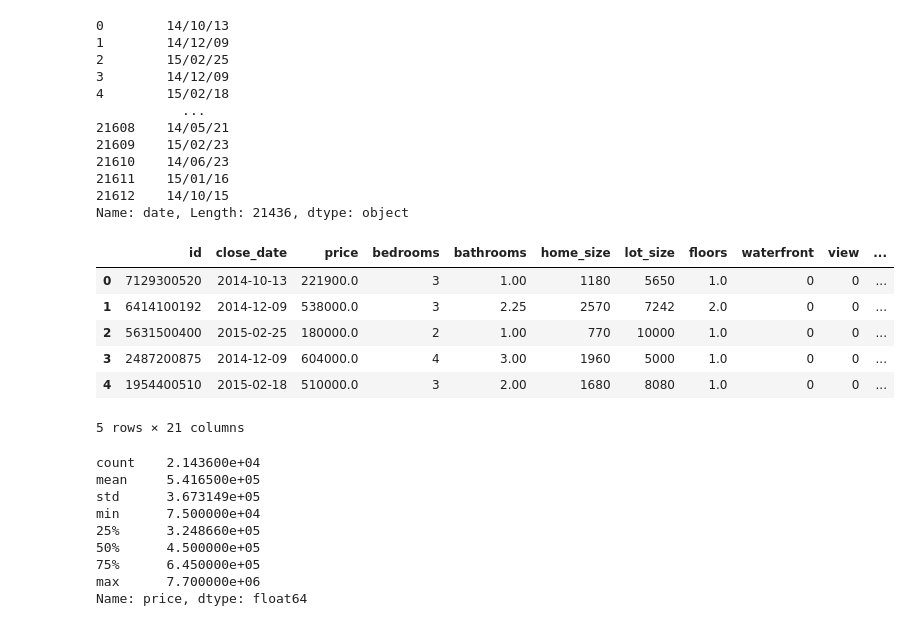
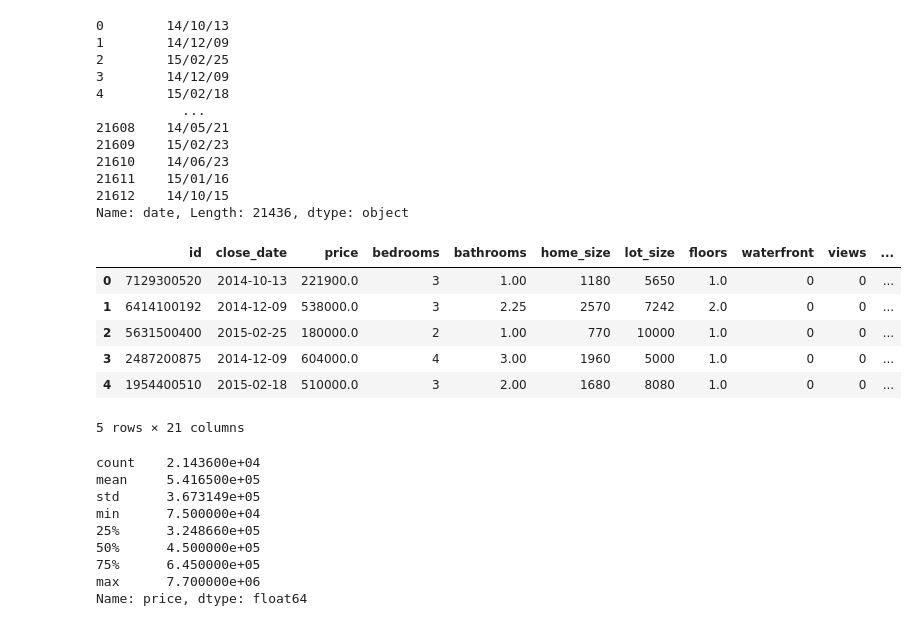
Before and after one commit to SeanW029/group5project, a Jupyter notebook: New_data_etl_2.ipynb, the cells around one changed output. Drawn from its saved outputs; the diff is of its cells as text; code cells hidden in the pictures.

```diff
--- a/New_data_etl_2.ipynb
+++ b/New_data_etl_2.ipynb
@@ -138,12 +138,12 @@ new_df['date'].dt.strftime('%y/%m/%d')
 21612    14/10/15
 Name: date, Length: 21436, dtype: object
 # %%
-newcolumns_df = new_df.rename(columns={'sqft_living': 'home_size', 'sqft_lot': 'lot_size', 'sqft_basement': 'basement_size','date': 'close_date',
+newcolumns_df = new_df.rename(columns={'sqft_living': 'home_size', 'sqft_lot': 'lot_size', 'view' : 'views', 'sqft_basement': 'basement_size','date': 'close_date',
                               'sqft_living15': 'homereno_2015', 'sqft_above': 'above_size',
                               'sqft_lot15': 'lotreno_2015'})
 newcolumns_df.head()
 # %% [output]
-|  | id | close_date | price | bedrooms | bathrooms | home_size | lot_size | floors | waterfront | view | ... |
+|  | id | close_date | price | bedrooms | bathrooms | home_size | lot_size | floors | waterfront | views | ... |
 | 0 | 7129300520 | 2014-10-13 | 221900.0 | 3 | 1.00 | 1180 | 5650 | 1.0 | 0 | 0 | ... |
 | 1 | 6414100192 | 2014-12-09 | 538000.0 | 3 | 2.25 | 2570 | 7242 | 2.0 | 0 | 0 | ... |
 | 2 | 5631500400 | 2015-02-25 | 180000.0 | 2 | 1.00 | 770 | 10000 | 1.0 | 0 | 0 | ... |
```
Also changed, not shown: parts of 6 cells of this notebook.
